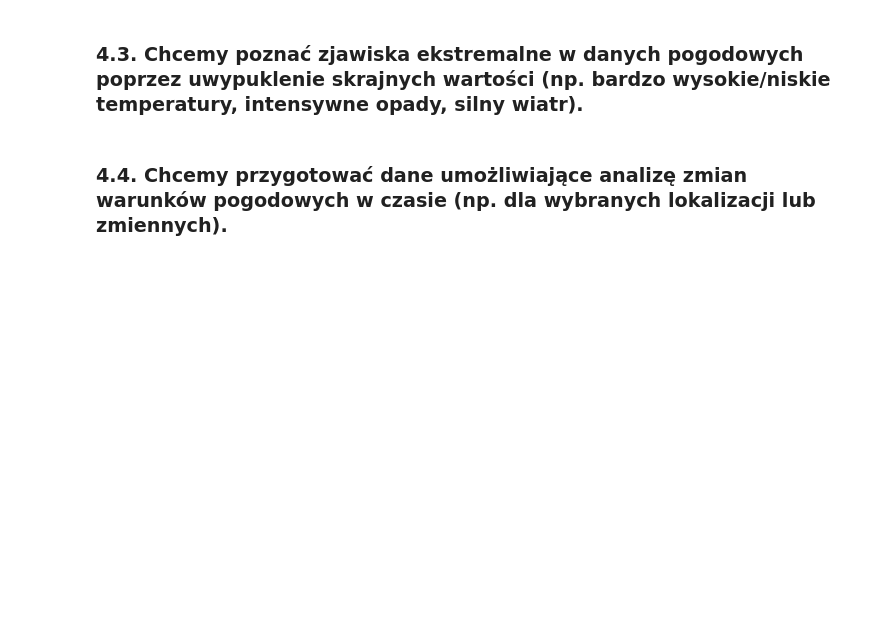
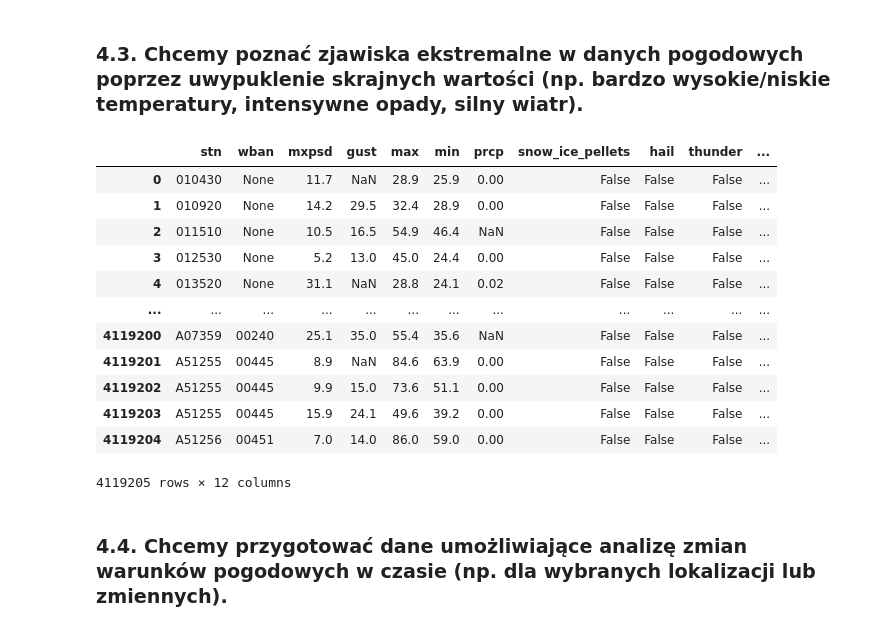
Before and after one commit to Matio004/PodstawyPrzetwarzaniaDuzychZbiorowDanych, a Jupyter notebook: zad1.ipynb, the cells around one changed output. Saved outputs shown, nothing was run; the diff lists cells and outputs as text; code cells hidden in the pictures; blank space fills up the shorter version.

```diff
--- a/zad1.ipynb
+++ b/zad1.ipynb
@@ -186,4 +213,37 @@ df
 # %% [markdown]
 ### 4.3. Chcemy poznać zjawiska ekstremalne w danych pogodowych poprzez uwypuklenie skrajnych wartości (np. bardzo wysokie/niskie temperatury, intensywne opady, silny wiatr).
+# %%
+query = """
+        SELECT stn, wban, mxpsd, gust, max, min, prcp, snow_ice_pellets, hail, thunder, tornado_funnel_cloud, `date`
+        FROM `bigquery-public-data.noaa_gsod.gsod2020`
+        """
+
+df = client.query(query).to_dataframe()
+df['wban'] = df['wban'].replace('99999', None)
+df['mxpsd'] = df['mxpsd'].replace('999.9', None).astype(np.float64)
+df['gust'] = df['gust'].replace(999.9, None).astype(np.float64)
+df['prcp'] = df['prcp'].replace(99.99, None).astype(np.float64)
+df['snow_ice_pellets'] = df['snow_ice_pellets'].astype(np.int32).astype(np.bool)
+df['hail'] = df['hail'].astype(np.int32).astype(np.bool)
+df['thunder'] = df['thunder'].astype(np.int32).astype(np.bool)
+df['tornado_funnel_cloud'] = df['tornado_funnel_cloud'].astype(np.int32).astype(np.bool)
+df = df.drop_duplicates()
+
+df.to_csv('data/zad4_3.csv')
+df
+# %% [output]
+|  | stn | wban | mxpsd | gust | max | min | prcp | snow_ice_pellets | hail | thunder | ... |
+| 0 | 010430 | None | 11.7 | NaN | 28.9 | 25.9 | 0.00 | False | False | False | ... |
+| 1 | 010920 | None | 14.2 | 29.5 | 32.4 | 28.9 | 0.00 | False | False | False | ... |
+| 2 | 011510 | None | 10.5 | 16.5 | 54.9 | 46.4 | NaN | False | False | False | ... |
+| 3 | 012530 | None | 5.2 | 13.0 | 45.0 | 24.4 | 0.00 | False | False | False | ... |
+| 4 | 013520 | None | 31.1 | NaN | 28.8 | 24.1 | 0.02 | False | False | False | ... |
+| ... | ... | ... | ... | ... | ... | ... | ... | ... | ... | ... | ... |
+| 4119200 | A07359 | 00240 | 25.1 | 35.0 | 55.4 | 35.6 | NaN | False | False | False | ... |
+| 4119201 | A51255 | 00445 | 8.9 | NaN | 84.6 | 63.9 | 0.00 | False | False | False | ... |
+| 4119202 | A51255 | 00445 | 9.9 | 15.0 | 73.6 | 51.1 | 0.00 | False | False | False | ... |
+| 4119203 | A51255 | 00445 | 15.9 | 24.1 | 49.6 | 39.2 | 0.00 | False | False | False | ... |
+| 4119204 | A51256 | 00451 | 7.0 | 14.0 | 86.0 | 59.0 | 0.00 | False | False | False | ... |
+4119205 rows × 12 columns
 # %% [markdown]
 ### 4.4. Chcemy przygotować dane umożliwiające analizę zmian warunków pogodowych w czasie (np. dla wybranych lokalizacji lub zmiennych).
```
Also changed, not shown: parts of 7 cells of this notebook, 1 other file.
